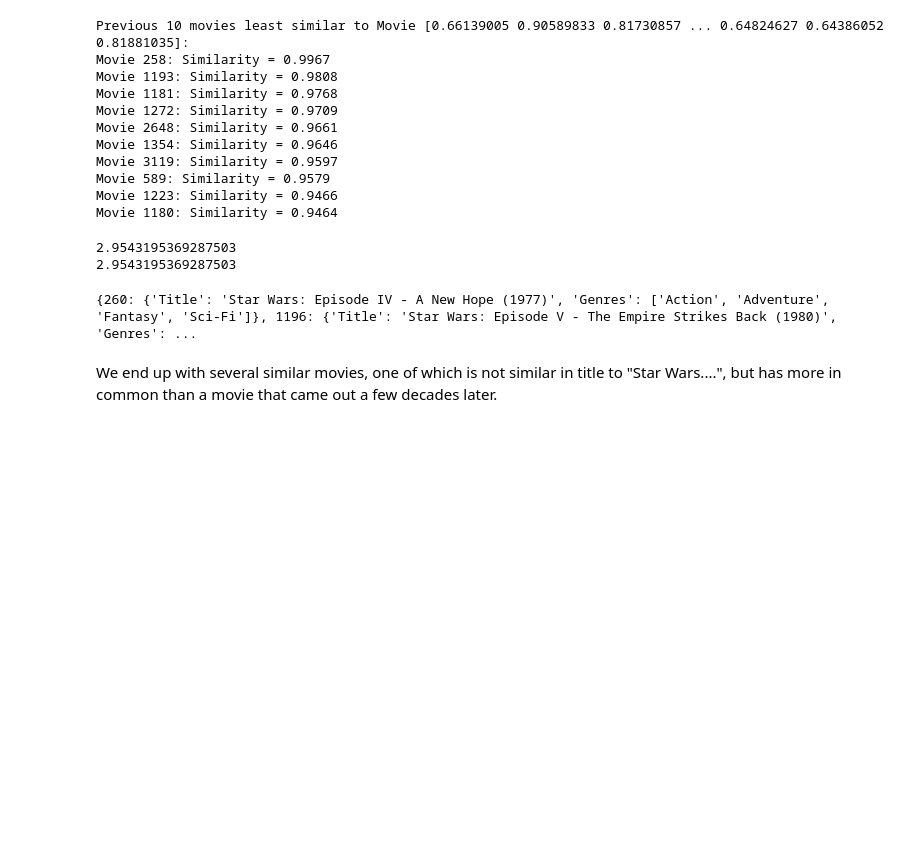
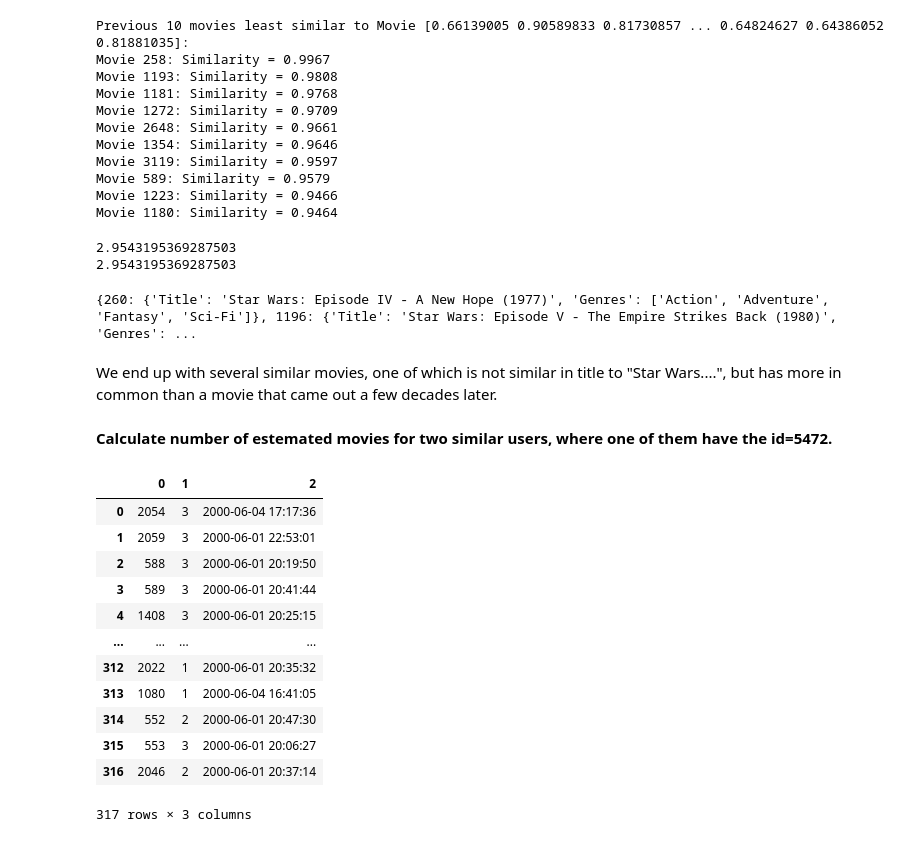
Before and after one commit to SergeyHSE/ALSalgorithm.github.io, a Jupyter notebook: ALS.ipynb, the cells around one changed output. Cells and saved outputs as stored; diff of their text form; code cells hidden in the pictures; blank space fills up the shorter version.

```diff
--- a/ALS.ipynb
+++ b/ALS.ipynb
@@ -499,3 +499,23 @@ print(found_movi)
 {260: {'Title': 'Star Wars: Episode IV - A New Hope (1977)', 'Genres': ['Action', 'Adventure', 'Fantasy', 'Sci-Fi']}, 1196: {'Title': 'Star Wars: Episode V - The Empire Strikes Back (1980)', 'Genres': ...
 # %% [markdown]
 We end up with several similar movies, one of which is not similar in title to "Star Wars....", but has more in common than a movie that came out a few decades later.
+# %% [markdown]
+**Calculate number of estemated movies for two similar users, where one of them have the id=5472.**
+# %%
+users[5472]
+rate = pd.DataFrame(ratings[5472])
+rate
+# %% [output]
+|  | 0 | 1 | 2 |
+| 0 | 2054 | 3 | 2000-06-04 17:17:36 |
+| 1 | 2059 | 3 | 2000-06-01 22:53:01 |
+| 2 | 588 | 3 | 2000-06-01 20:19:50 |
+| 3 | 589 | 3 | 2000-06-01 20:41:44 |
+| 4 | 1408 | 3 | 2000-06-01 20:25:15 |
+| ... | ... | ... | ... |
+| 312 | 2022 | 1 | 2000-06-01 20:35:32 |
+| 313 | 1080 | 1 | 2000-06-04 16:41:05 |
+| 314 | 552 | 2 | 2000-06-01 20:47:30 |
+| 315 | 553 | 3 | 2000-06-01 20:06:27 |
+| 316 | 2046 | 2 | 2000-06-01 20:37:14 |
+317 rows × 3 columns
```
Also changed, not shown: parts of 1 cell of this notebook.
